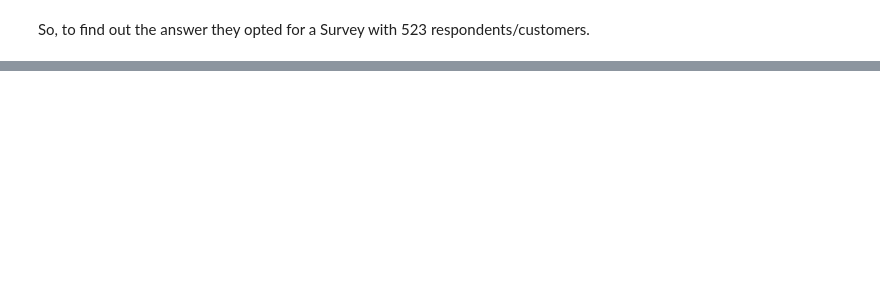
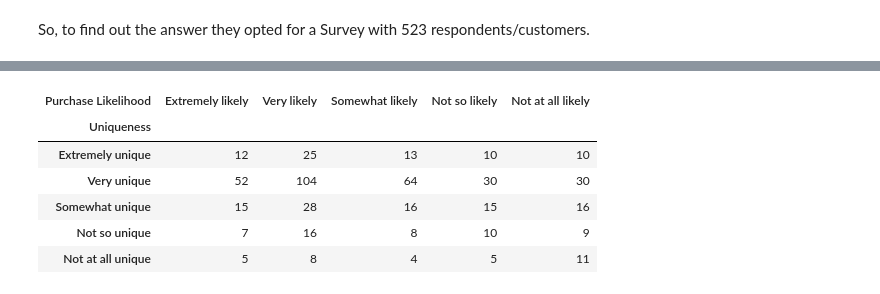
Before and after one commit to mdmahamudmredha/Packaging-Uniqueness-vs-Purchase-A-Data-Science-Based-Decision-Making-Project, a Jupyter notebook: Packaging Uniqueness vs Purchase – A Data Science Based Decision Making Project.ipynb, the cells around one changed output, grey strips where cells are left out. Cells and saved outputs as stored; diff of their text form; code cells hidden in the pictures; blank space fills up the shorter version.

```diff
--- a/Packaging Uniqueness vs Purchase – A Data Science Based Decision Making Project.ipynb
+++ b/Packaging Uniqueness vs Purchase – A Data Science Based Decision Making Project.ipynb
@@ -10,0 +64,15 @@ So, to find out the answer they opted for a Survey with 523 respondents/customer
+# %%
+sorter = ["Extremely likely","Very likely","Somewhat likely","Not so likely","Not at all likely"]
+sorter2 = ["Extremely unique","Very unique","Somewhat unique","Not so unique","Not at all unique"]
+
+df_crosstab = df_crosstab.loc[sorter2]
+df_crosstab = df_crosstab[sorter]
+df_crosstab
+# %% [output]
+| Purchase Likelihood | Extremely likely | Very likely | Somewhat likely | Not so likely | Not at all likely |
+| Uniqueness |  |  |  |  |  |
+| Extremely unique | 12 | 25 | 13 | 10 | 10 |
+| Very unique | 52 | 104 | 64 | 30 | 30 |
+| Somewhat unique | 15 | 28 | 16 | 15 | 16 |
+| Not so unique | 7 | 16 | 8 | 10 | 9 |
+| Not at all unique | 5 | 8 | 4 | 5 | 11 |
```
Also changed, not shown: parts of 20 cells of this notebook.
